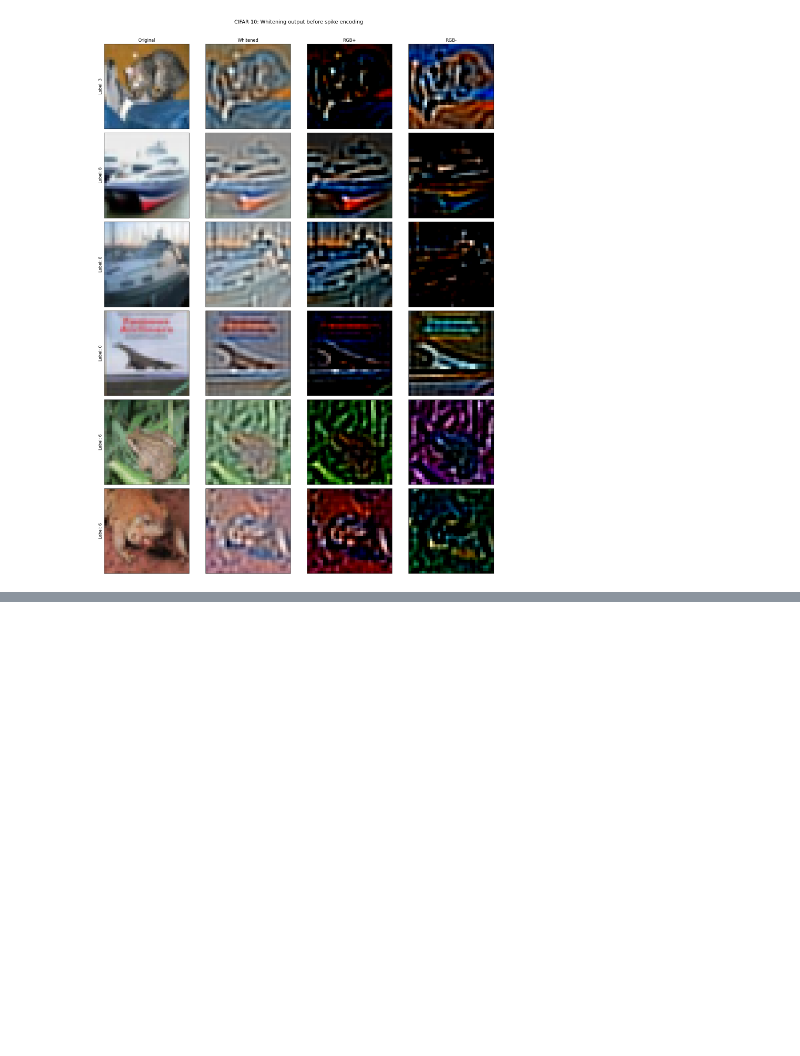
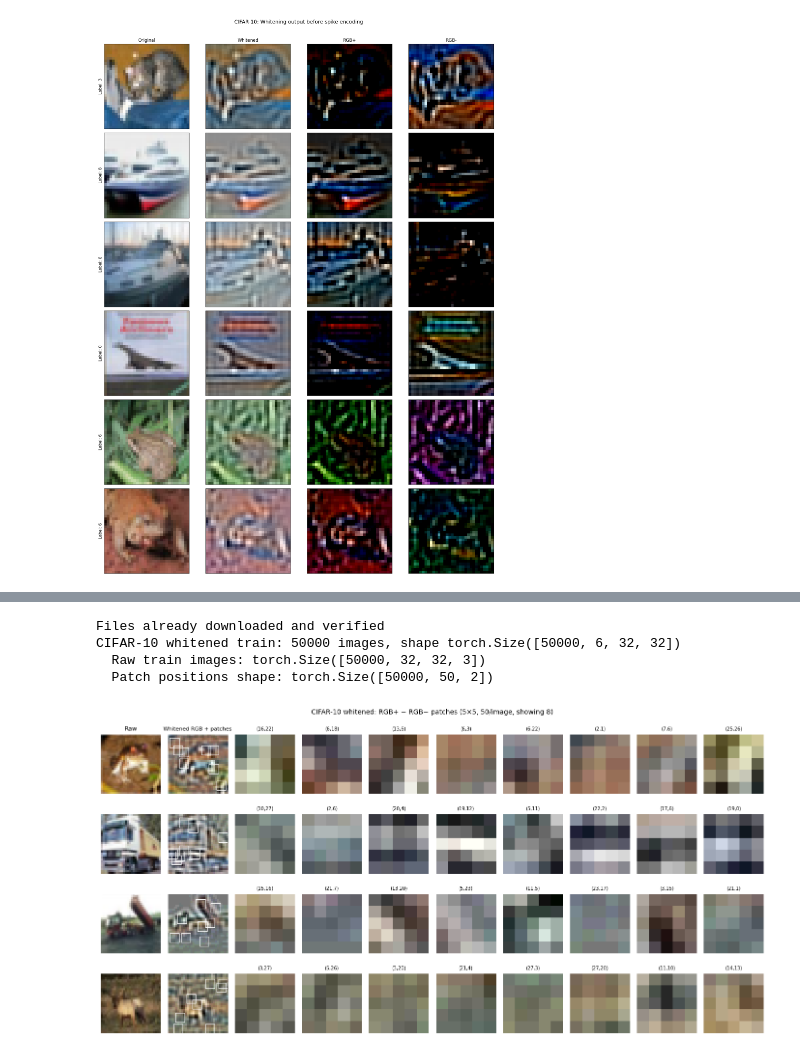
Before and after one commit to razvan404/dummy-snn, a Jupyter notebook: applications/data_view.ipynb, the cells around one changed output, grey strips where cells are left out. Saved outputs shown, nothing was run; the diff lists cells and outputs as text; code cells hidden in the pictures; blank space fills up the shorter version.

```diff
--- a/applications/data_view.ipynb
+++ b/applications/data_view.ipynb
@@ -233,0 +307,72 @@ plt.show()
+# %%
+# Load pre-processed whitened CIFAR-10 training data
+from applications.datasets.base import SpikeEncodingDataset
+
+train_data = torch.load(f"{PROCESSED_DIR}/train.pt", weights_only=True)
+cifar_times = train_data["images"]   # (N, 6, 32, 32)
+cifar_labels = train_data["labels"]  # (N,)
+
+# Load raw CIFAR-10 TRAINING images (must match the whitened training set)
+cifar_raw_train = torchvision.datasets.CIFAR10("../data", train=True, download=True)
+raw_train_images = torch.from_numpy(cifar_raw_train.data).float() / 255.0  # (N, 32, 32, 3)
+
+# Generate patch positions (same logic as SpikeEncodingDataset)
+PATCH_SIZE = 5
+NUM_PATCHES = 50
+torch.manual_seed(42)
+N, C, H, W = cifar_times.shape
+cifar_positions = SpikeEncodingDataset._generate_patch_positions(N, H, W, PATCH_SIZE, NUM_PATCHES)
+
+print(f"CIFAR-10 whitened train: {N} images, shape {cifar_times.shape}")
+print(f"  Raw train images: {raw_train_images.shape}")
+print(f"  Patch positions shape: {cifar_positions.shape}")
+# %% [output]
+Files already downloaded and verified
+CIFAR-10 whitened train: 50000 images, shape torch.Size([50000, 6, 32, 32])
+  Raw train images: torch.Size([50000, 32, 32, 3])
+  Patch positions shape: torch.Size([50000, 50, 2])
+# %%
+N_SAMPLES = 4
+PATCHES_TO_SHOW = 8
+
+fig, axes = plt.subplots(N_SAMPLES, 2 + PATCHES_TO_SHOW, figsize=(2 + PATCHES_TO_SHOW * 1.5, N_SAMPLES * 1.8))
+
+for img_idx in range(N_SAMPLES):
+    encoded = cifar_times[img_idx]  # (6, 32, 32)
+    label = cifar_labels[img_idx].item()
+    positions = cifar_positions[img_idx]  # (50, 2)
+
+    # Col 0: raw CIFAR training image (matching the whitened data)
+    ax = axes[img_idx, 0]
+    ax.imshow(raw_train_images[img_idx])
+    if img_idx == 0:
+        ax.set_title("Raw", fontsize=9)
+    ax.set_ylabel(f"label={label}", fontsize=8)
+    ax.axis("off")
+
+    # Col 1: whitened RGB (RGB+ - RGB- scaled to [0,1]) with patch rectangles
+    ax = axes[img_idx, 1]
+    ax.imshow(whitened_to_rgb(encoded))
+    for p_idx in range(PATCHES_TO_SHOW):
+        r, c = positions[p_idx, 0].item(), positions[p_idx, 1].item()
+        rect = mpatches.Rectangle((c - 0.5, r - 0.5), PATCH_SIZE, PATCH_SIZE,
+                                   linewidth=0.8, edgecolor="white", facecolor="none")
+        ax.add_patch(rect)
+    if img_idx == 0:
+        ax.set_title(f"Whitened RGB + patches", fontsize=8)
+    ax.axis("off")
+
+    # Cols 2+: extracted patches as whitened RGB
+    for p_idx in range(PATCHES_TO_SHOW):
+        ax = axes[img_idx, 2 + p_idx]
+        r, c = positions[p_idx, 0].item(), positions[p_idx, 1].item()
+        patch = encoded[:, r:r+PATCH_SIZE, c:c+PATCH_SIZE]
+        ax.imshow(whitened_to_rgb(patch))
+        ax.set_title(f"({r},{c})", fontsize=7)
+        ax.axis("off")
+
+plt.suptitle(f"CIFAR-10 whitened: RGB+ − RGB− patches ({PATCH_SIZE}×{PATCH_SIZE}, {NUM_PATCHES}/image, showing {PATCHES_TO_SHOW})", fontsize=10)
+plt.tight_layout()
+plt.show()
+# %% [output]
+[figure, added]
```
Also changed, not shown: parts of 7 cells of this notebook, 16 other files.
